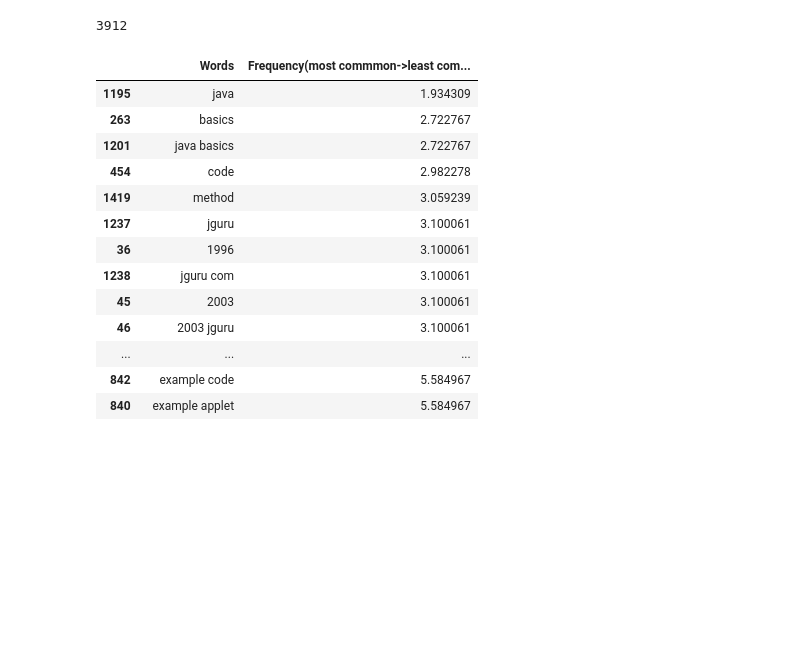
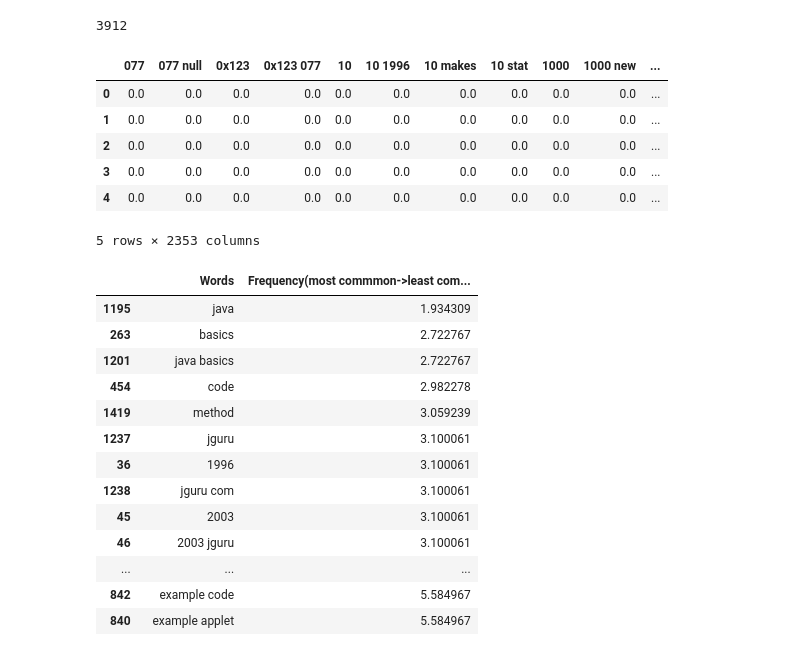
Before and after one commit to tanmaypandey7/Java-e-Book-NLP-Analysis, a Jupyter notebook: Assignment_NLP.ipynb, the cells around one changed output. Saved outputs shown, nothing was run; the diff lists cells and outputs as text; code cells hidden in the pictures; blank space fills up the shorter version.

```diff
--- a/Assignment_NLP.ipynb
+++ b/Assignment_NLP.ipynb
@@ -128,6 +140,21 @@ True
 # [x for sublist in z for x in sublist]
 # z2=[x for x in sent_tokenize_list if not x.isdigit()]
 # final_str[:10]
+# %%
+tfidf_matrix = vectorizer.fit_transform(sent_tokenize_list)
+df1=pd.DataFrame()
+(tfidf_matrix.toarray()).shape
+
+df1 = pd.DataFrame(tfidf_matrix.todense(), columns=feature_names)
+df1.head()
+# %% [output]
+|  | 077 | 077 null | 0x123 | 0x123 077 | 10 | 10 1996 | 10 makes | 10 stat | 1000 | 1000 new | ... |
+| 0 | 0.0 | 0.0 | 0.0 | 0.0 | 0.0 | 0.0 | 0.0 | 0.0 | 0.0 | 0.0 | ... |
+| 1 | 0.0 | 0.0 | 0.0 | 0.0 | 0.0 | 0.0 | 0.0 | 0.0 | 0.0 | 0.0 | ... |
+| 2 | 0.0 | 0.0 | 0.0 | 0.0 | 0.0 | 0.0 | 0.0 | 0.0 | 0.0 | 0.0 | ... |
+| 3 | 0.0 | 0.0 | 0.0 | 0.0 | 0.0 | 0.0 | 0.0 | 0.0 | 0.0 | 0.0 | ... |
+| 4 | 0.0 | 0.0 | 0.0 | 0.0 | 0.0 | 0.0 | 0.0 | 0.0 | 0.0 | 0.0 | ... |
+5 rows × 2353 columns
 # %%
 import pandas as pd
 from sklearn.feature_extraction.text import TfidfVectorizer
```
Also changed, not shown: parts of 7 cells of this notebook.
